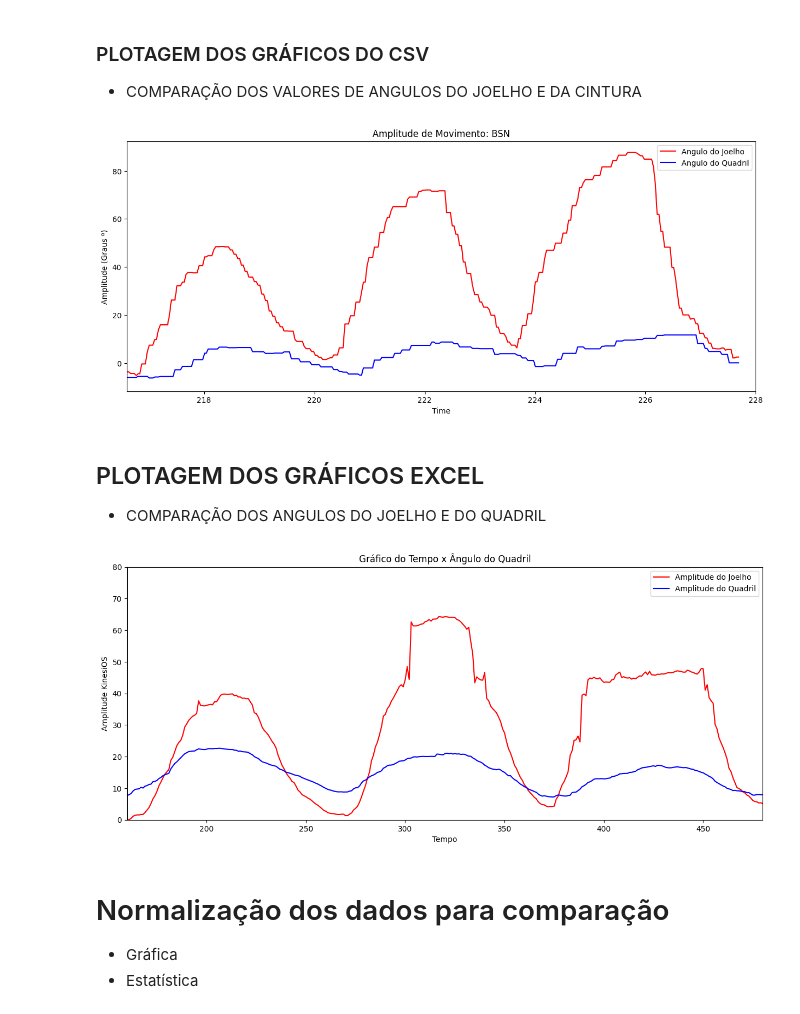
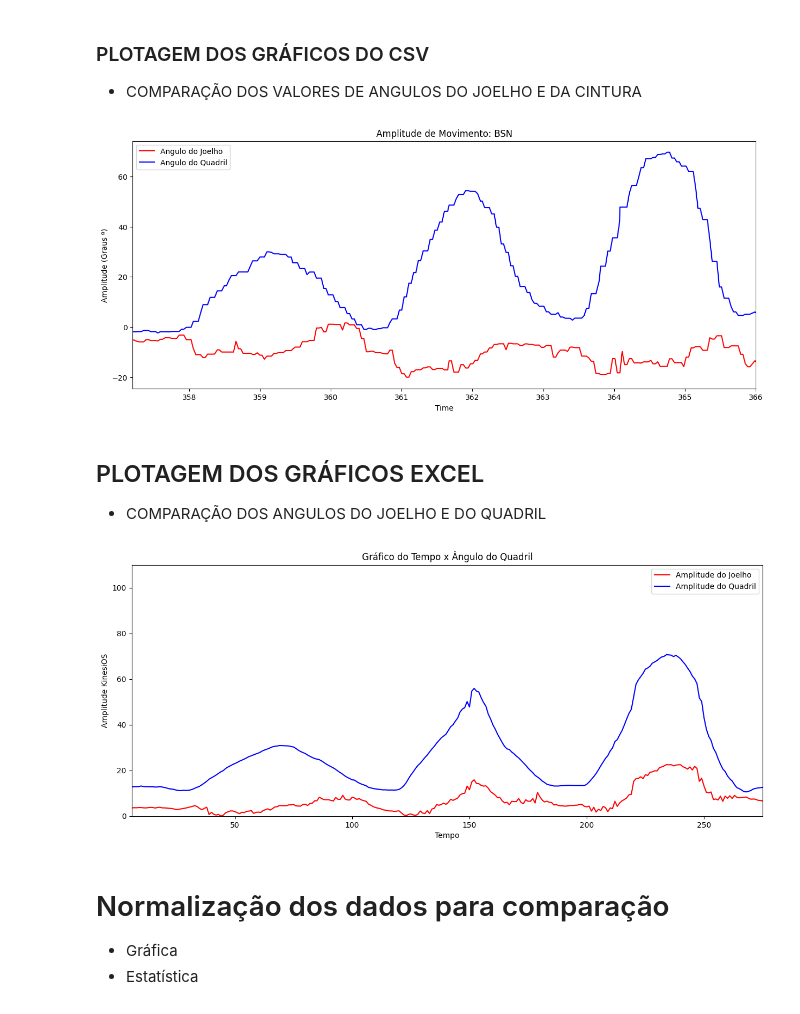
Before and after one commit to andrecostamarques/IC-23-24, a Jupyter notebook: notebook-analise-final.ipynb, the cells around one changed output. Drawn from its saved outputs; the diff is of its cells as text; code cells hidden in the pictures.

```diff
--- a/notebook-analise-final.ipynb
+++ b/notebook-analise-final.ipynb
@@ -5,8 +5,8 @@ import pandas as pd
 import numpy as np
 import matplotlib.pyplot as plt
 
-membroexcel = 'banco-de-dados/perna-direita/15-08/JD 1 QD 0.xlsx' #JOELHO 1, QUADRIL 0
-membrocsv = 'banco-de-dados/perna-direita/15-08/JD 1 QD 0.csv' #JOELHO 1, QUADRIL 0
+membroexcel = 'banco-de-dados/perna-direita/27-08/JD 0 QD 1.xlsx' #JOELHO 1, QUADRIL 0
+membrocsv = 'banco-de-dados/perna-direita/27-08/JD 0 QD 1 2.csv' #JOELHO 0, QUADRIL 1
 df_csv = pd.read_csv(membrocsv, header=0, usecols=lambda col: col.strip(), engine='python')
 df_excel = pd.read_excel(membroexcel)
 # %% [markdown]
@@ -15,25 +15,25 @@ df_excel = pd.read_excel(membroexcel)
 # %%
 tempo = df_csv.columns[0]
 ang_joelho = df_csv.columns[-1]
 ang_quadril = df_csv.columns[-2]
 
 # Criando o gráfico usando a primeira e a última coluna
 plt.figure(figsize=(15, 6))
 plt.plot(df_csv[tempo], (df_csv[ang_joelho]*-1) + 180, color = 'red')
 plt.plot(df_csv[tempo], (df_csv[ang_quadril]*-1) +180, color = 'blue')
 plt.title('Amplitude de Movimento: BSN')
 plt.xlabel(tempo)
 # ------------------------------------------------------------------- VALORES A EDITAR MANUALMENTE -------------------------------------------------------------------
-x_ini_csv = 216.6
-x_fnl_csv = 228
+x_ini_csv = 357.2
+x_fnl_csv = 366
 
 # --------------------------------------------------------------------------------------------------------------------------------------------------------------------
 plt.xlim(x_ini_csv, x_fnl_csv)
 plt.legend(['Angulo do Joelho', 'Angulo do Quadril'])
 plt.ylabel("Amplitude (Graus º)")
 plt.show()
 # %% [output]
-[figure, old version]
+[figure, new version]
 # %% [markdown]
 ## PLOTAGEM DOS GRÁFICOS EXCEL
 - COMPARAÇÃO DOS ANGULOS DO JOELHO E DO QUADRIL
@@ -47,9 +47,9 @@ plt.plot(quadro, amplitude_joelho, color = 'red' )
 plt.plot(quadro, amplitude_quadril, color = 'blue')
 plt.xlabel("Tempo")
 # ------------------------------------------------------------------- VALORES A EDITAR MANUALMENTE -------------------------------------------------------------------
-x_ini_excel = 160
-x_fnl_excel = 480
-plt.ylim(0,80) #muda só pra ficar mais bonito pro relatório
+x_ini_excel = 6
+x_fnl_excel = 275
+plt.ylim(0,110) #muda só pra ficar mais bonito pro relatório
 # --------------------------------------------------------------------------------------------------------------------------------------------------------------------
 plt.xlim(x_ini_excel, x_fnl_excel)
 plt.ylabel("Amplitude KinesiOS")
@@ -57,7 +57,7 @@ plt.title("Gráfico do Tempo x Ângulo do Quadril")
 plt.legend(['Amplitude do Joelho', 'Amplitude do Quadril'])
 plt.show()
 # %% [output]
-[figure, old version]
+[figure, new version]
 # %% [markdown]
 # Normalização dos dados para comparação
 - Gráfica
```
Also changed, not shown: parts of 3 cells of this notebook, 29 other files.
